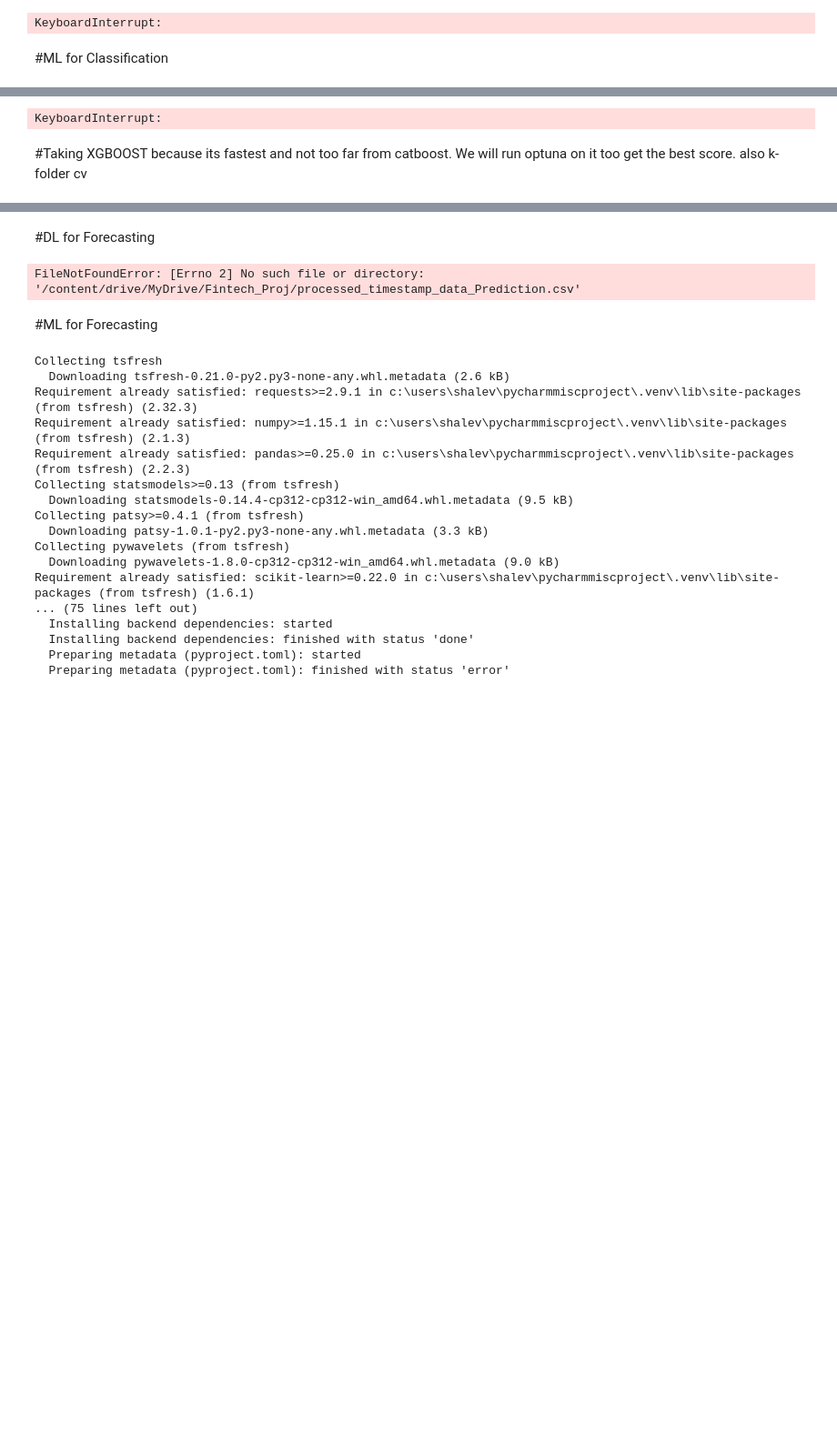
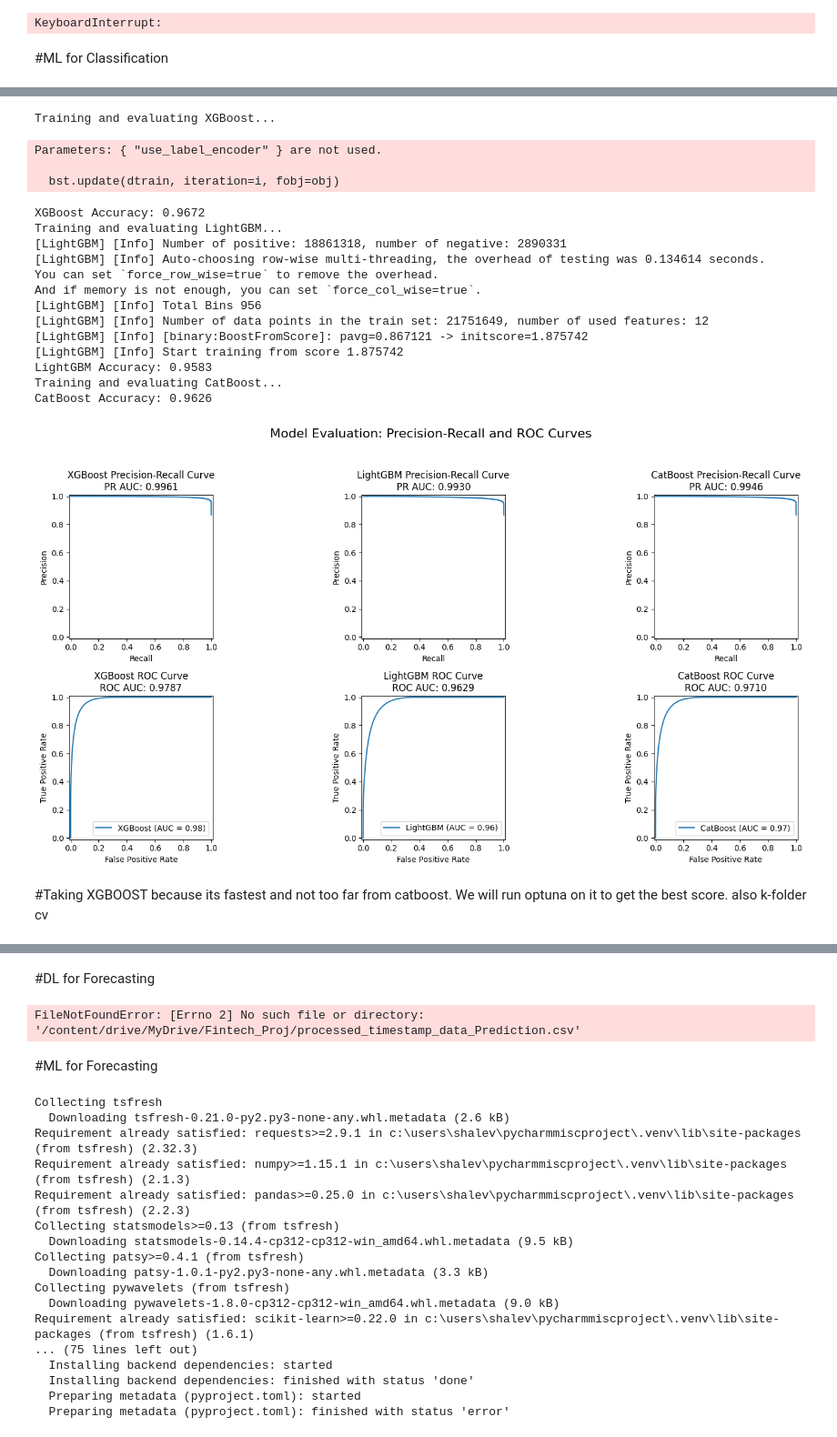
Before and after one commit to ShalevLeviS/Final_Project, a Jupyter notebook: Fintech_Semester B.ipynb, the cells around one changed output, grey strips where cells are left out. Shown at 91% size. Cells and saved outputs as stored; diff of their text form; code cells hidden in the pictures; blank space fills up the shorter version.

```diff
--- a/Fintech_Semester B.ipynb
+++ b/Fintech_Semester B.ipynb
@@ -32,3 +49,7 @@ df
+# %%
+percentages = y.value_counts(normalize=True) * 100
+for label, pct in percentages.items():
+    print(f"Class {label}: {pct:.2f}%")
 # %%
 import pandas as pd
 import matplotlib.pyplot as plt
@@ -380,8 +478,8 @@ from tensorflow.keras.optimizers import Adam
 
 import pandas as pd
 
-file_path_2024 = r"C:\Users\Shalev\Downloads\processed_timestamp_data_Classification-new (1).csv"
-file_path_2022 = r"C:\Users\Shalev\Downloads\processed_timestamp_data_Classification (1).csv"
+file_path_2024 = r"C:\Users\shalevle\Desktop\fintech\processed_timestamp_data_Classification-new.csv"
+file_path_2022 = r"C:\Users\shalevle\Desktop\fintech\processed_timestamp_data_Classification.csv"
 
 df_2024 = pd.read_csv(file_path_2024)
 df_2022 = pd.read_csv(file_path_2022)
@@ -526,8 +645,8 @@ from catboost import CatBoostClassifier
 # from google.colab import drive
 # drive.mount('/content/drive')
 
-file_path_2024 = r"C:\Users\Shalev\Downloads\processed_timestamp_data_Classification-new (1).csv"
-file_path_2022 = r"C:\Users\Shalev\Downloads\processed_timestamp_data_Classification (1).csv"
+file_path_2024 = r"C:\Users\shalevle\Desktop\fintech\processed_timestamp_data_Classification-new.csv"
+file_path_2022 = r"C:\Users\shalevle\Desktop\fintech\processed_timestamp_data_Classification.csv"
 
 df_2024 = pd.read_csv(file_path_2024)
 df_2022 = pd.read_csv(file_path_2022)
@@ -545,9 +664,24 @@ X_train, X_test, y_train, y_test = train_test_split(X, y, test_size=0.2, random_
 
 # Models to compare
 models = {
-    "XGBoost": XGBClassifier(use_label_encoder=False, eval_metric='logloss', random_state=42),
-    "LightGBM": LGBMClassifier(random_state=42),
-    "CatBoost": CatBoostClassifier(verbose=0, random_state=42)
+    "XGBoost": XGBClassifier(
+        use_label_encoder=False,
+        eval_metric='logloss',
+        random_state=42,
+        n_estimators=1000,
+        max_depth=10
+    ),
+    "LightGBM": LGBMClassifier(
+        random_state=42,
+        n_estimators=1000,
+        max_depth=10
+    ),
+    "CatBoost": CatBoostClassifier(
+        verbose=0,
+        random_state=42,
+        iterations=1000,
+        depth=10
+    )
 }
 
 # Plot Precision-Recall Curve and calculate PR AUC
@@ -559,36 +693,53 @@ for i, (name, model) in enumerate(models.items()):
 
     # Train the model
     model.fit(X_train, y_train)
     y_pred = model.predict(X_test)
     y_prob = model.predict_proba(X_test)[:, 1]  # Probability for positive class
 
     # Calculate accuracy
     accuracy = accuracy_score(y_test, y_pred)
     print(f"{name} Accuracy: {accuracy:.4f}")  # Print accuracy score
 
     # Plot Precision-Recall Curve
     plt.subplot(2, len(models), i + 1)
     precision, recall, _ = precision_recall_curve(y_test, y_prob)
     pr_auc = auc(recall, precision)  # Calculate PR AUC
     pr_display = PrecisionRecallDisplay(precision=precision, recall=recall)
     pr_display.plot(ax=plt.gca())
     plt.title(f'{name} Precision-Recall Curve\nPR AUC: {pr_auc:.4f}')  # Display PR AUC on the plot
 
     # Plot ROC Curve
     plt.subplot(2, len(models), i + 1 + len(models))
     fpr, tpr, _ = roc_curve(y_test, y_prob)
     roc_auc = auc(fpr, tpr)  # Calculate ROC AUC
     roc_display = RocCurveDisplay(fpr=fpr, tpr=tpr, roc_auc=roc_auc, estimator_name=name)
     roc_display.plot(ax=plt.gca())
     plt.title(f'{name} ROC Curve\nROC AUC: {roc_auc:.4f}')  # Display ROC AUC on the plot
 
 # Show plots
 plt.tight_layout(rect=[0, 0, 1, 0.95])
 plt.show()
 # %% [output]
-KeyboardInterrupt:
+Training and evaluating XGBoost...
+Parameters: { "use_label_encoder" } are not used.
+
+  bst.update(dtrain, iteration=i, fobj=obj)
+XGBoost Accuracy: 0.9672
+Training and evaluating LightGBM...
+[LightGBM] [Info] Number of positive: 18861318, number of negative: 2890331
+[LightGBM] [Info] Auto-choosing row-wise multi-threading, the overhead of testing was 0.134614 seconds.
+You can set `force_row_wise=true` to remove the overhead.
+And if memory is not enough, you can set `force_col_wise=true`.
+[LightGBM] [Info] Total Bins 956
+[LightGBM] [Info] Number of data points in the train set: 21751649, number of used features: 12
+[LightGBM] [Info] [binary:BoostFromScore]: pavg=0.867121 -> initscore=1.875742
+[LightGBM] [Info] Start training from score 1.875742
+LightGBM Accuracy: 0.9583
+Training and evaluating CatBoost...
+CatBoost Accuracy: 0.9626
+[figure, added]
 # %% [markdown]
-#Taking XGBOOST because its fastest and not too far from catboost. We will run optuna on it too get the best score. also k-folder cv
+#Taking XGBOOST because its fastest and not too far from catboost. We will run optuna on it to get the best score. also k-folder cv
 # %%
 # Re-import required libraries after code execution state reset
 import pandas as pd
```
Also changed, not shown: parts of 23 cells of this notebook.
